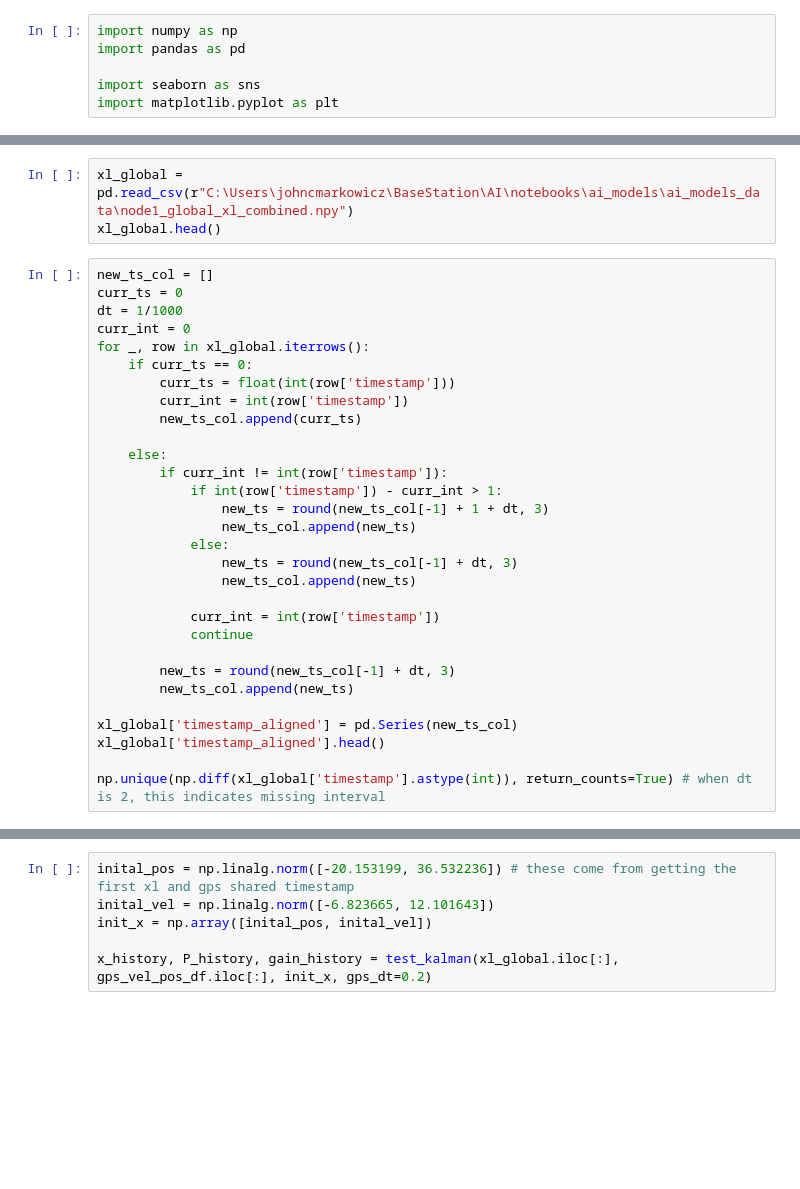
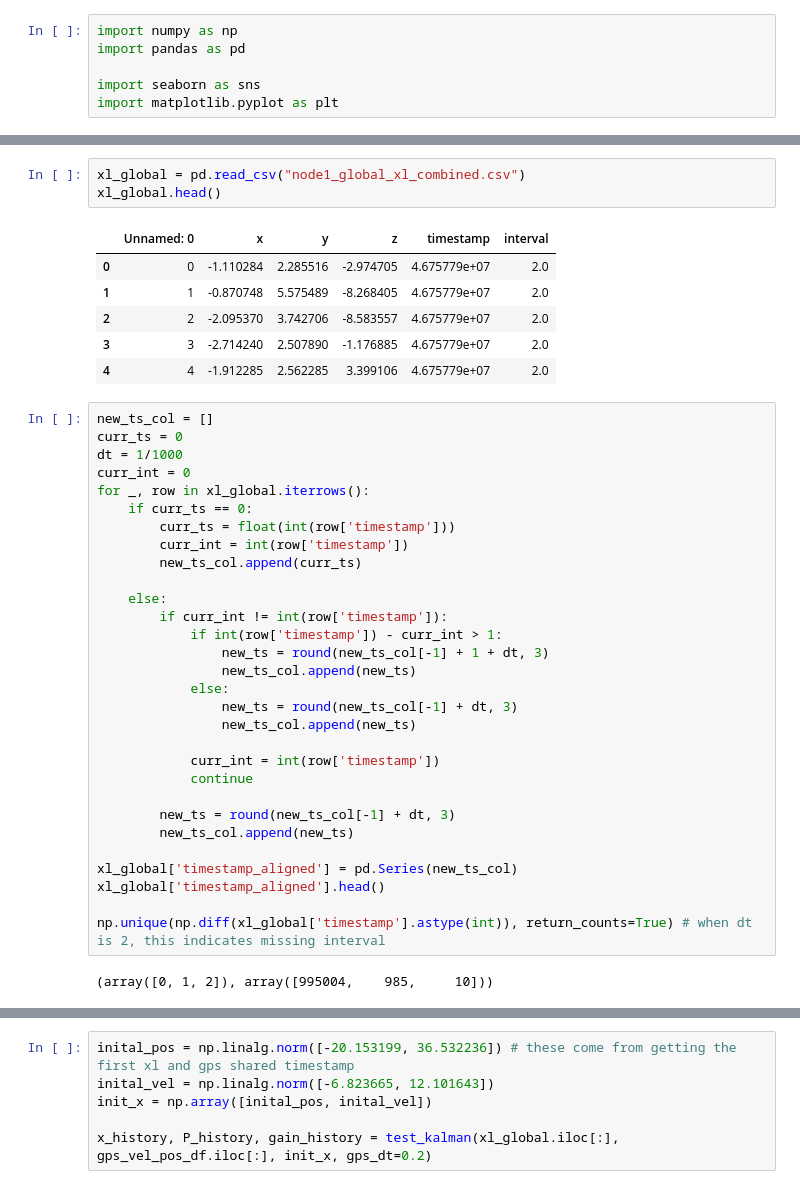
Before and after one commit to ahmedRafique744/Trim-management, a Jupyter notebook: kf.ipynb, the cells around one changed output, grey strips where cells are left out. Saved outputs shown, nothing was run; the diff lists cells and outputs as text; blank space fills up the shorter version.

```diff
--- a/kf.ipynb
+++ b/kf.ipynb
@@ -73,6 +79,13 @@ gps_vel_pos_df = pd.DataFrame(gps_vel_pos, columns=['vel.x', 'vel.y', 'vel.z', '
 # %%
-xl_global = pd.read_csv(r"C:\Users\johncmarkowicz\BaseStation\AI\notebooks\ai_models\ai_models_data\node1_global_xl_combined.npy")
+xl_global = pd.read_csv("node1_global_xl_combined.csv")
 xl_global.head()
+# %% [output]
+|  | Unnamed: 0 | x | y | z | timestamp | interval |
+| 0 | 0 | -1.110284 | 2.285516 | -2.974705 | 4.675779e+07 | 2.0 |
+| 1 | 1 | -0.870748 | 5.575489 | -8.268405 | 4.675779e+07 | 2.0 |
+| 2 | 2 | -2.095370 | 3.742706 | -8.583557 | 4.675779e+07 | 2.0 |
+| 3 | 3 | -2.714240 | 2.507890 | -1.176885 | 4.675779e+07 | 2.0 |
+| 4 | 4 | -1.912285 | 2.562285 | 3.399106 | 4.675779e+07 | 2.0 |
 # %%
 new_ts_col = []
 curr_ts = 0
@@ -103,6 +116,8 @@ xl_global['timestamp_aligned'] = pd.Series(new_ts_col)
 xl_global['timestamp_aligned'].head()
 
 np.unique(np.diff(xl_global['timestamp'].astype(int)), return_counts=True) # when dt is 2, this indicates missing interval
+# %% [output]
+(array([0, 1, 2]), array([995004,    985,     10]))
 # %%
 def get_acc(row):
     acc = np.sqrt(row['x']**2 + row['y']**2)
```
Also changed, not shown: parts of 4 cells of this notebook, 6 other files.
